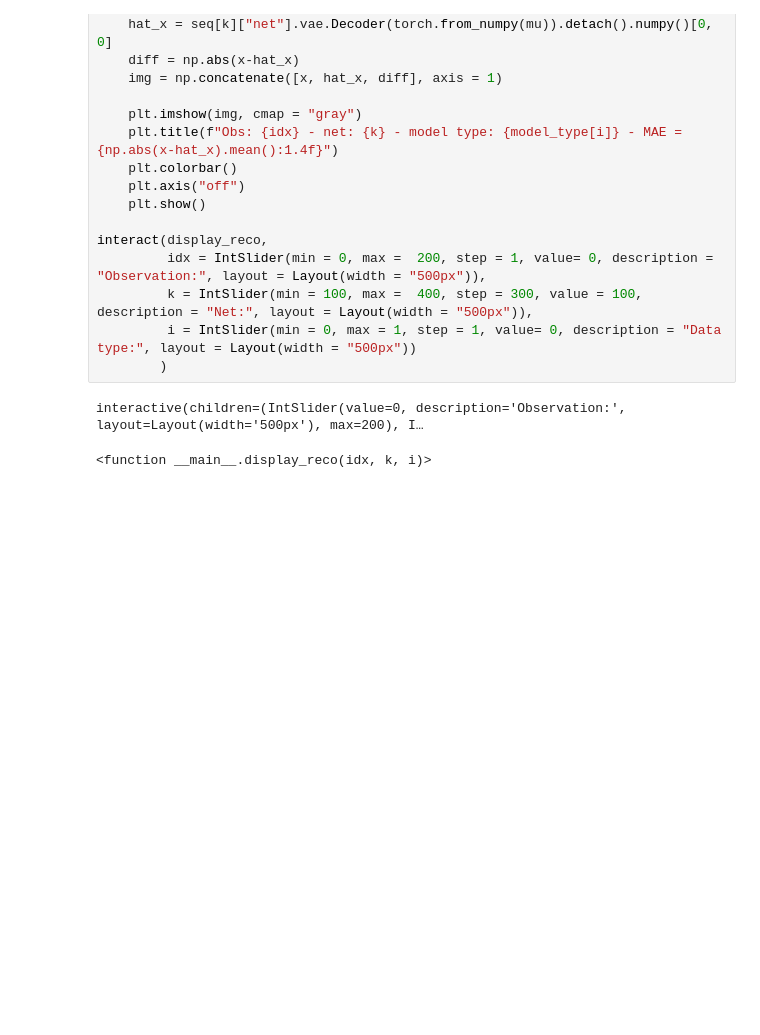
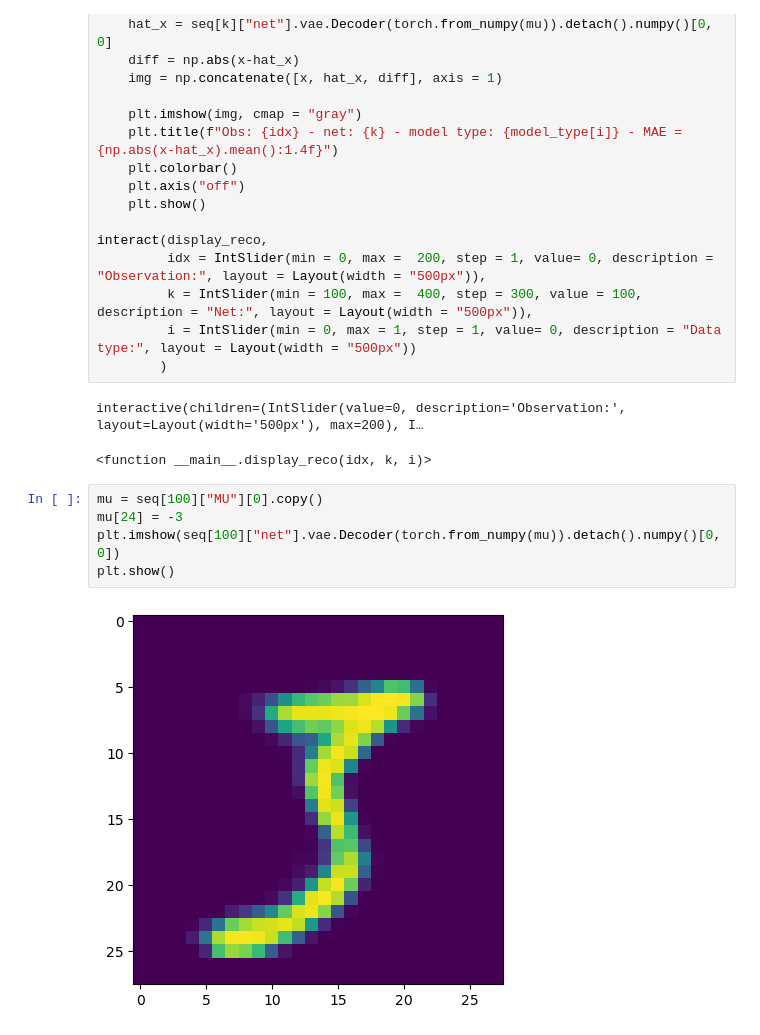
Before and after one commit to 77Michaux/VAE-HBN-MNIST, a Jupyter notebook: 01 - Train VAE.ipynb, the cells around one changed output. Saved outputs shown, nothing was run; the diff lists cells and outputs as text; blank space fills up the shorter version.

```diff
--- a/01 - Train VAE.ipynb
+++ b/01 - Train VAE.ipynb
@@ -470,3 +470,10 @@ interact(display_reco,
 # %% [output]
 interactive(children=(IntSlider(value=0, description='Observation:', layout=Layout(width='500px'), max=200), I…
 <function __main__.display_reco(idx, k, i)>
+# %%
+mu = seq[100]["MU"][0].copy()
+mu[24] = -3
+plt.imshow(seq[100]["net"].vae.Decoder(torch.from_numpy(mu)).detach().numpy()[0, 0])
+plt.show()
+# %% [output]
+[figure, added]
```
Also changed, not shown: parts of 2 cells of this notebook.
